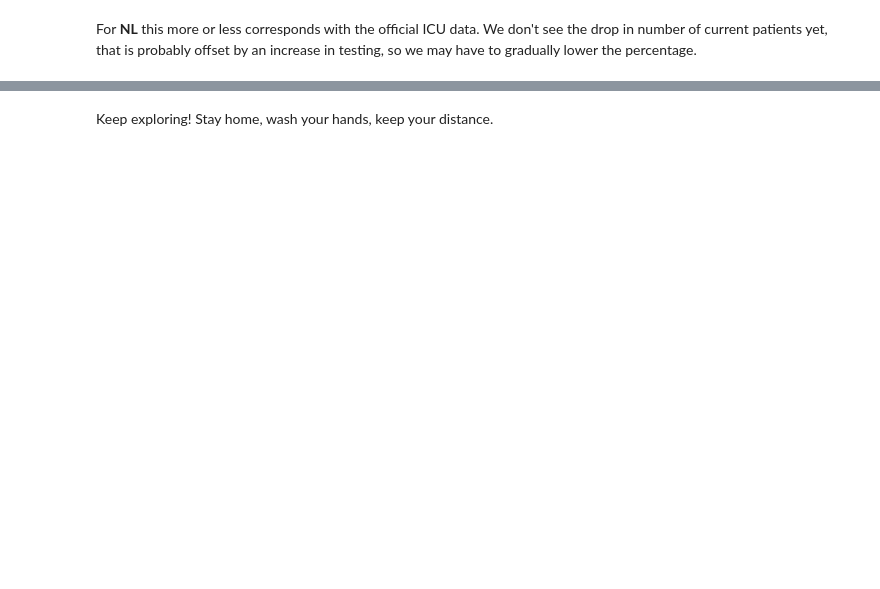
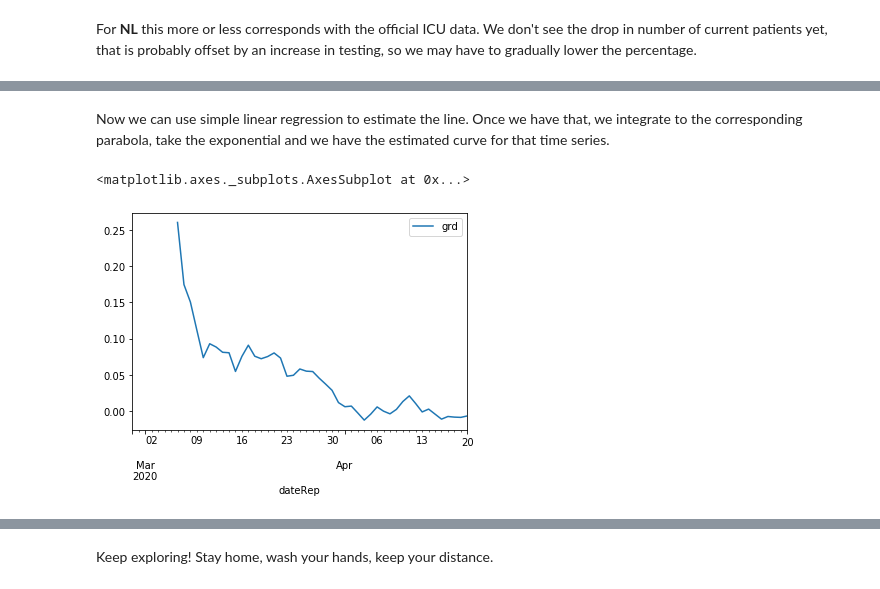
Before and after one commit to R3dje/COVID19, a Jupyter notebook: EUCDC.ipynb, the cells around one changed output, grey strips where cells are left out. Drawn from its saved outputs; the diff is of its cells as text; code cells hidden in the pictures; blank space fills up the shorter version.

```diff
--- a/EUCDC.ipynb
+++ b/EUCDC.ipynb
@@ -223,0 +236,9 @@ For __NL__ this more or less corresponds with the official ICU data. We don't se
+# %%
+#dg = pd.DataFrame(np.gradient(np.log10(df_geo['cases']['NL'].rolling(7).mean().loc['20200301':])))
+#dg = pd.DataFrame(df_geo['cases']['NL'].rolling(7).mean().loc['20200301':])
+#dg.plot()
+#df_geo['cases']['NL'].loc['20200301':]
+#df_geo['cases'].to_records['NL']
+#df[df['geoId'] == 'NL'][['dateRep', 'cases']].values
+dg = df[(df['geoId'] == 'NL') & (df['cases'] > 0)].sort_values(['dateRep'])
+dg.describe()
@@ -223,0 +255,10 @@ For __NL__ this more or less corresponds with the official ICU data. We don't se
+# %% [markdown]
+Now we can use simple linear regression to estimate the line. Once we have that, we integrate to the corresponding parabola, take the exponential and we have the estimated curve for that time series.
+# %%
+dg['day'] = (dg['dateRep'] - pd.Timestamp('2019-01-01')).dt.days.astype('int')
+dg['grd'] = np.gradient(np.log10(dg['cases'].rolling(7).mean()))
+#df[df['geoId'] == 'NL'][['day', 'grd']].plot()
+dg.plot(x='dateRep', y='grd')
+# %% [output]
+<matplotlib.axes._subplots.AxesSubplot at 0x...>
+[figure, added]
```
Also changed, not shown: parts of 29 cells of this notebook, 1 other file.
